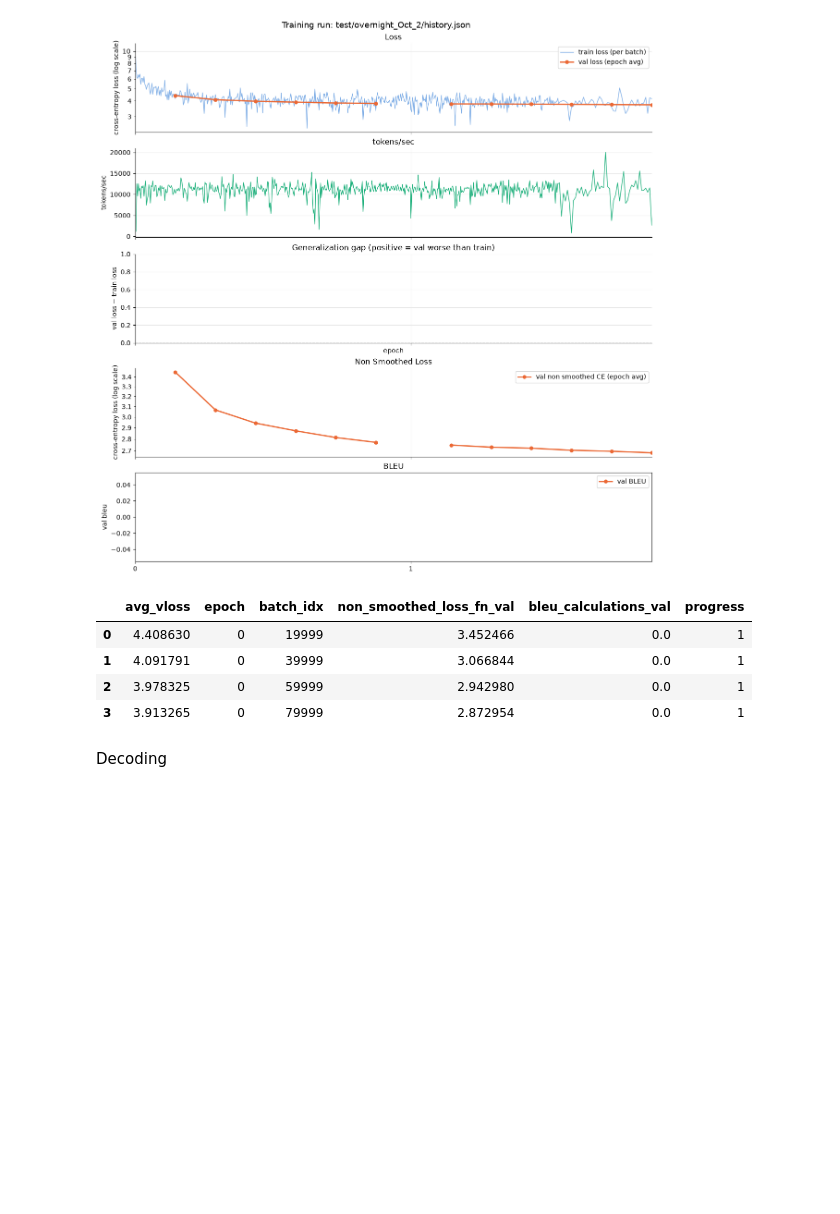
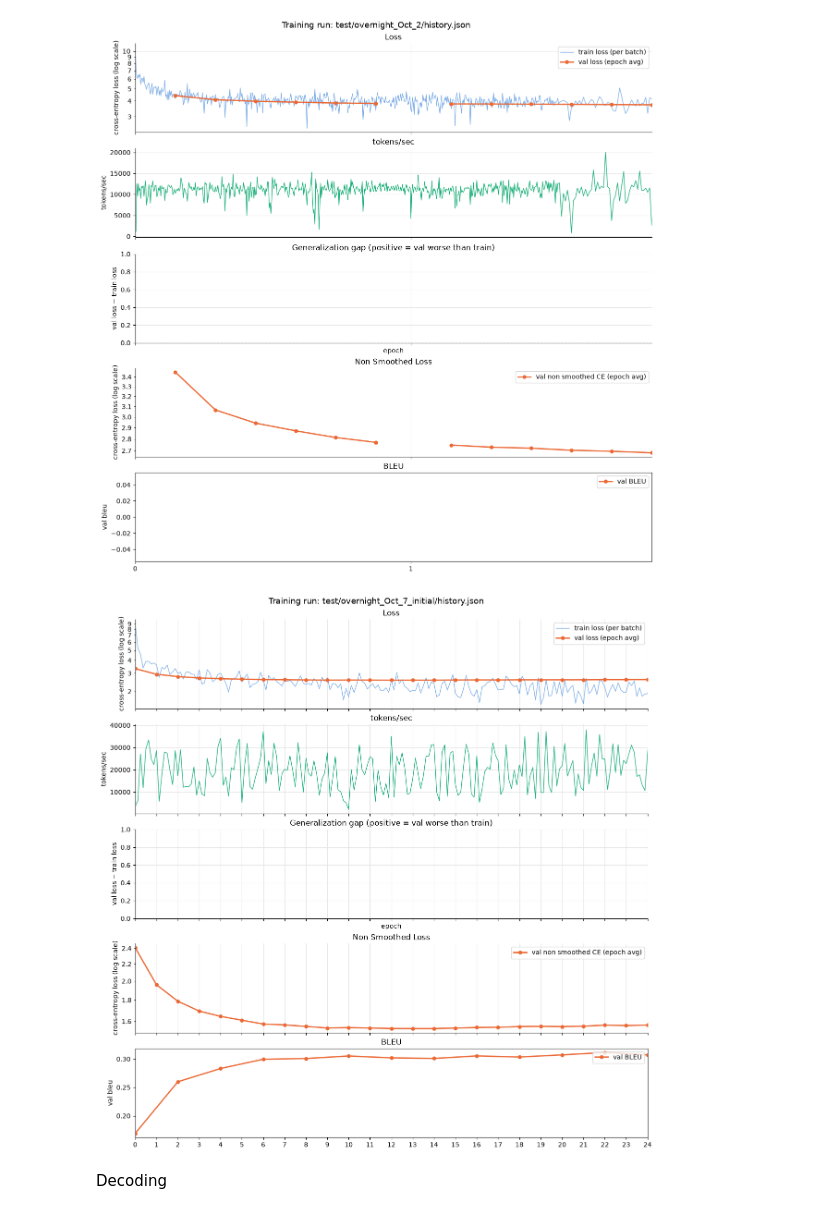
Before and after one commit to maminsed/Attention-is-All-You-Need, a Jupyter notebook: evaluation.ipynb, the cells around one changed output. Saved outputs shown, nothing was run; the diff lists cells and outputs as text; code cells hidden in the pictures; blank space fills up the shorter version.

```diff
--- a/evaluation.ipynb
+++ b/evaluation.ipynb
@@ -19,7 +19,7 @@ def draw_plots(path):
     # fractional epoch: 2.5 == halfway through epoch 2
     bdf["progress"] = bdf["epoch"] + bdf["batch_percentage"]
     # epoch-level rows are logged at the *end* of the epoch
-    edf["progress"] = edf["epoch"] + (edf["batch_idx"]/ 137476)
+    edf["progress"] = edf["epoch"] #+ (edf["batch_idx"]/ 137476)
     has_bleu = "bleu_calculations_val" in edf
 
     train_c, val_c, time_c = "#2a78d6", "#eb6834", "#1baf7a"
@@ -103,13 +103,9 @@ bdf_2,edf_2,batch_hist_2 = draw_plots("test/overnight_Oct_2/history.json")
 # %% [output]
 [figure]
 # %%
-edf_27.head()
+bdf_7,edf_7,batch_hist_7 = draw_plots("test/overnight_Oct_7_initial/history.json")
 # %% [output]
-|  | avg_vloss | epoch | batch_idx | non_smoothed_loss_fn_val | bleu_calculations_val | progress |
-| 0 | 4.408630 | 0 | 19999 | 3.452466 | 0.0 | 1 |
-| 1 | 4.091791 | 0 | 39999 | 3.066844 | 0.0 | 1 |
-| 2 | 3.978325 | 0 | 59999 | 2.942980 | 0.0 | 1 |
-| 3 | 3.913265 | 0 | 79999 | 2.872954 | 0.0 | 1 |
+[figure, added]
 # %%
 bdf_9,edf_9,batch_hist_9 = draw_plots("test/overnight_Sep_9/history.json")
 # %%
```
Also changed, not shown: parts of 4 cells of this notebook, 7 other files.
